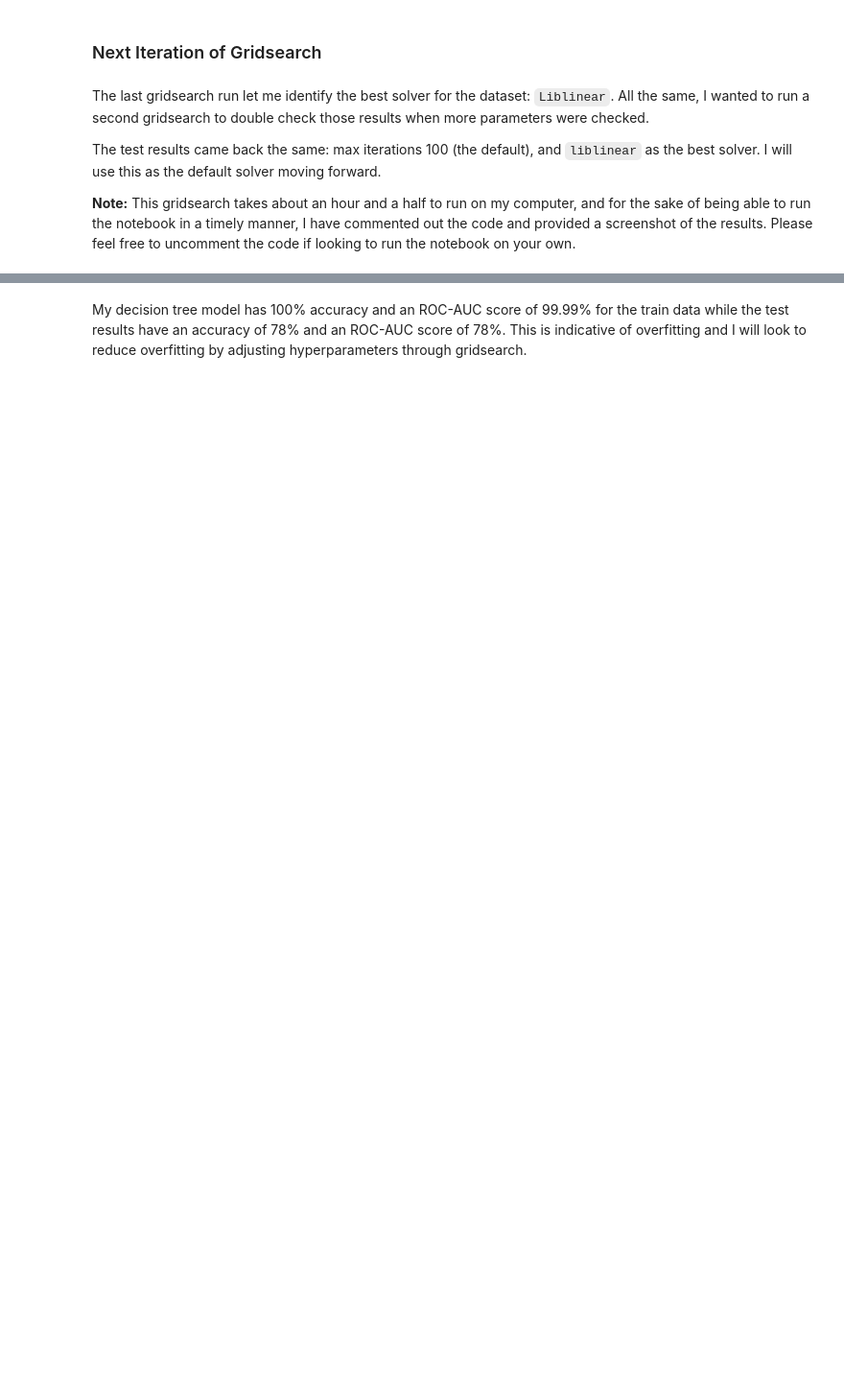
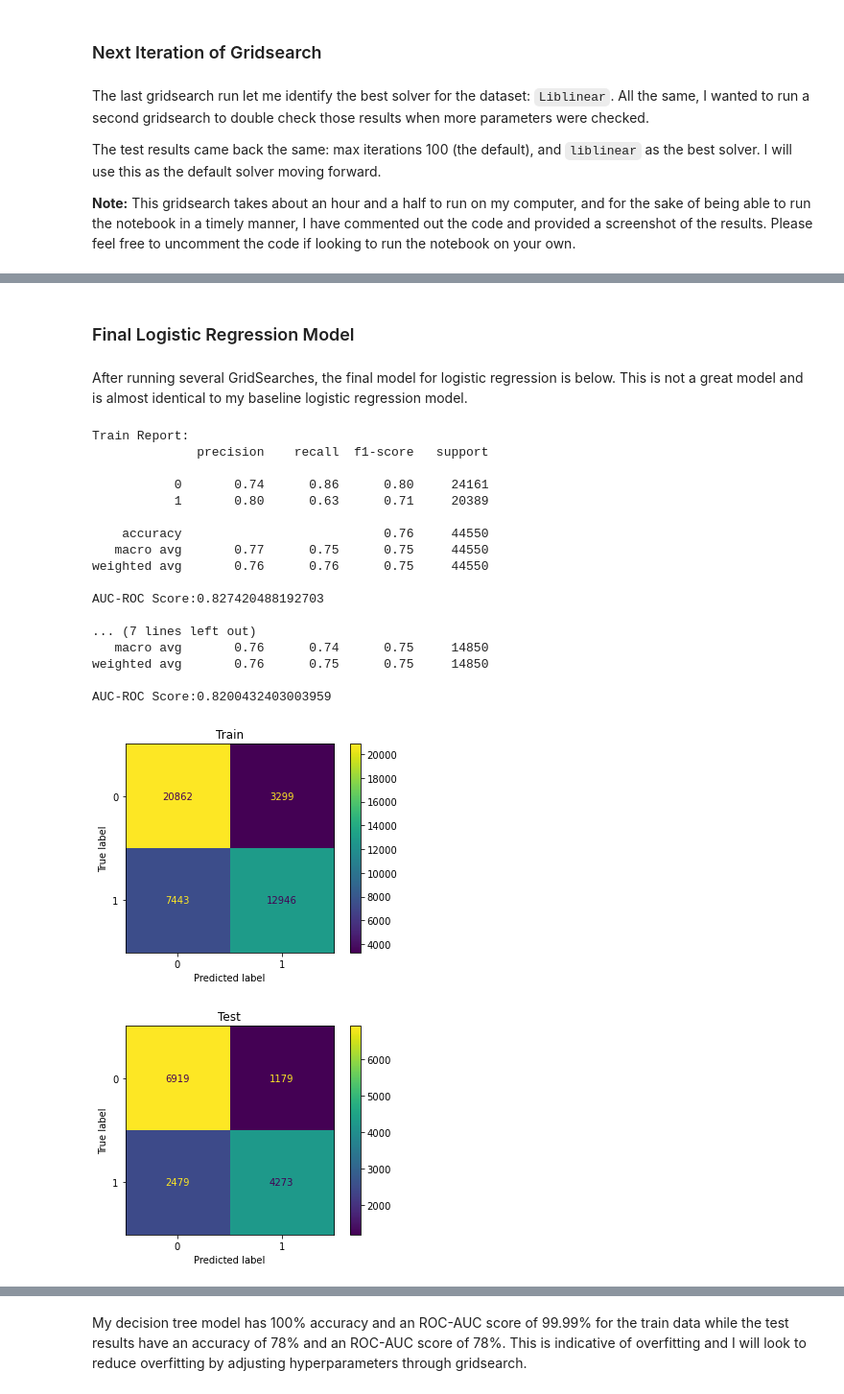
Before and after one commit to mduncan23/Tanzanian-Water-Wells-Analysis, a Jupyter notebook: Water_well_clean.ipynb, the cells around one changed output, grey strips where cells are left out. Shown at 96% size. Cells and saved outputs as stored; diff of their text form; code cells hidden in the pictures; blank space fills up the shorter version.

```diff
--- a/Water_well_clean.ipynb
+++ b/Water_well_clean.ipynb
@@ -615,0 +510,2 @@ X_train.head()
+# %%
+log_reg_gs2.fit(X_train, y_train);
@@ -615,0 +518,39 @@ X_train.head()
+# %% [markdown]
+### Final Logistic Regression Model
+# %% [markdown]
+After running several GridSearches, the final model for logistic regression is below. This is not a great model and is almost identical to my baseline logistic regression model.
+# %%
+log_reg_model_final = Pipeline([
+    ('ColTrans', ColTrans),
+    ('logreg', LogisticRegression(solver='liblinear', random_state=42))
+])
+# %%
+start1 = perf_counter()
+log_reg_model_final.fit(X_train, y_train);
+end1 = perf_counter()
+# %%
+log_reg_pipe_final = ModelRuns(log_reg_model_final, 'logreg', X_train, y_train)
+# %%
+start2 = perf_counter()
+log_reg_pipe_final.run_all(X_train_run=X_train, X_test_run=X_test, y_train_run=y_train, y_test_run=y_test, train_results=True);
+end2 = perf_counter()
+# %% [output]
+Train Report:
+              precision    recall  f1-score   support
+
+           0       0.74      0.86      0.80     24161
+           1       0.80      0.63      0.71     20389
+
+    accuracy                           0.76     44550
+   macro avg       0.77      0.75      0.75     44550
+weighted avg       0.76      0.76      0.75     44550
+
+AUC-ROC Score:0.827420488192703
+
+... (7 lines left out)
+   macro avg       0.76      0.74      0.75     14850
+weighted avg       0.76      0.75      0.75     14850
+
+AUC-ROC Score:0.8200432403003959
+[figure, added]
+[figure, added]
```
Also changed, not shown: parts of 196 cells of this notebook, 4 other files.
